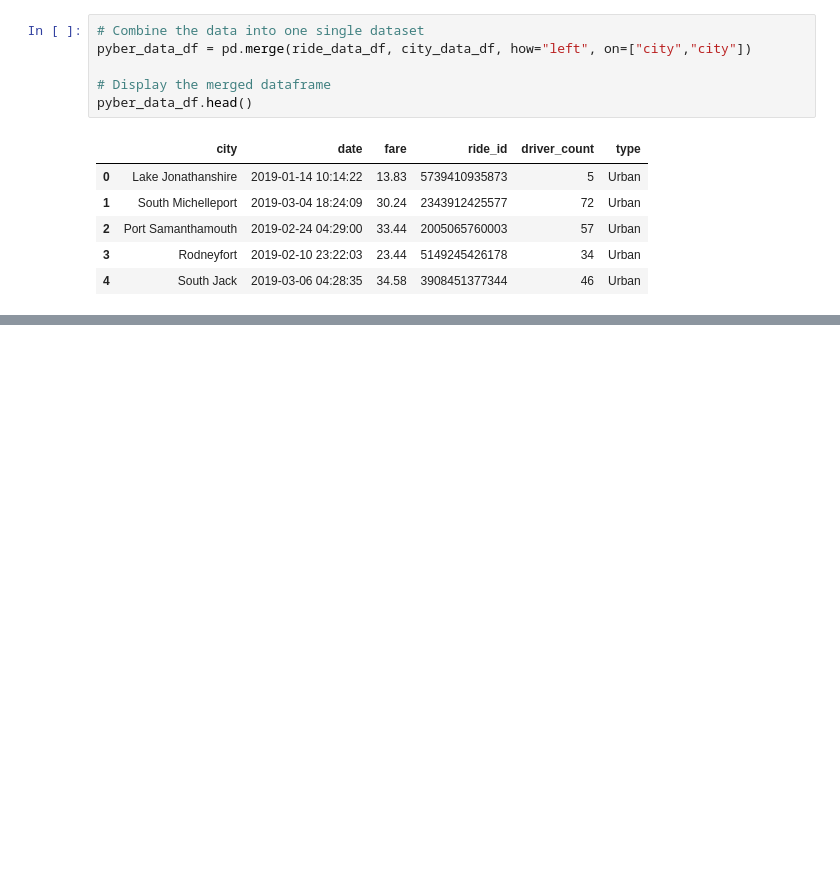
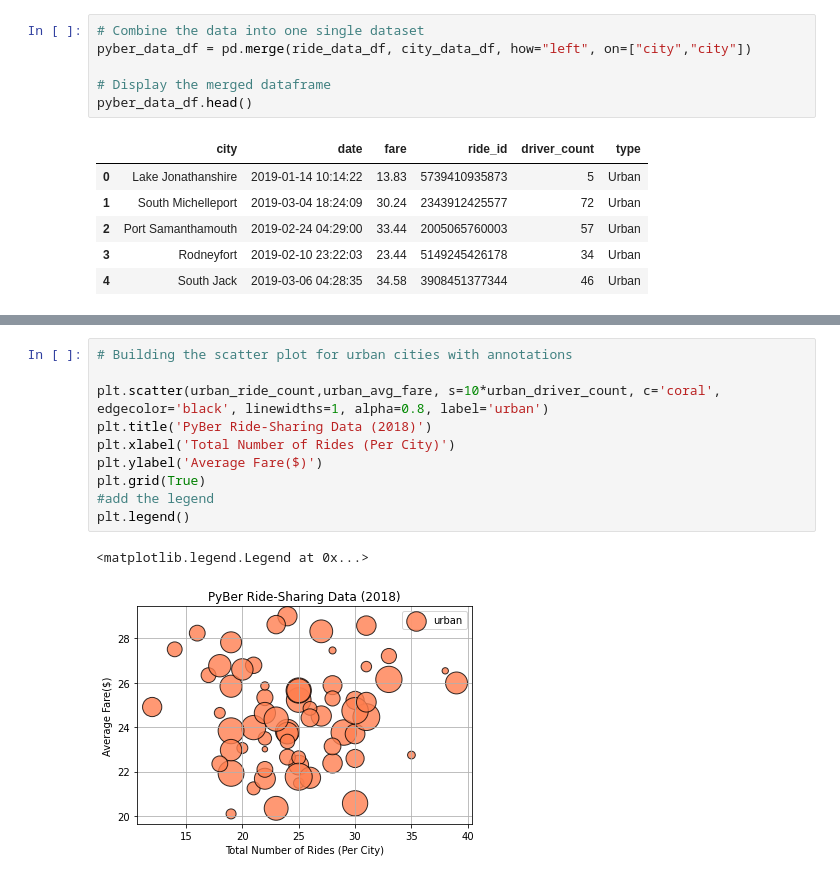
Before and after one commit to TimothySmith017/PyBer_Analysis, a Jupyter notebook: Pyber.ipynb, the cells around one changed output, grey strips where cells are left out. Cells and saved outputs as stored; diff of their text form; blank space fills up the shorter version.

```diff
--- a/Pyber.ipynb
+++ b/Pyber.ipynb
@@ -132,0 +252,13 @@ pyber_data_df.head()
+# %%
+# Building the scatter plot for urban cities with annotations
+
+plt.scatter(urban_ride_count,urban_avg_fare, s=10*urban_driver_count, c='coral', edgecolor='black', linewidths=1, alpha=0.8, label='urban')
+plt.title('PyBer Ride-Sharing Data (2018)')
+plt.xlabel('Total Number of Rides (Per City)')
+plt.ylabel('Average Fare($)')
+plt.grid(True)
+#add the legend
+plt.legend()
+# %% [output]
+<matplotlib.legend.Legend at 0x...>
+[figure, added]
```
Also changed, not shown: parts of 15 cells of this notebook.
